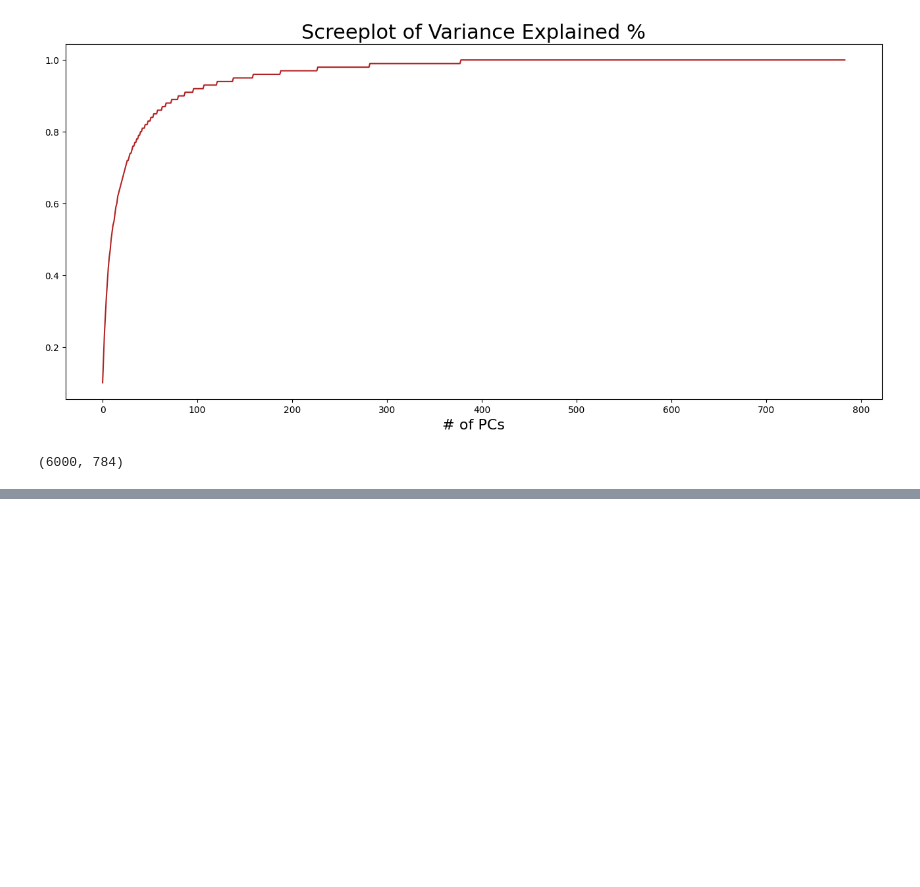
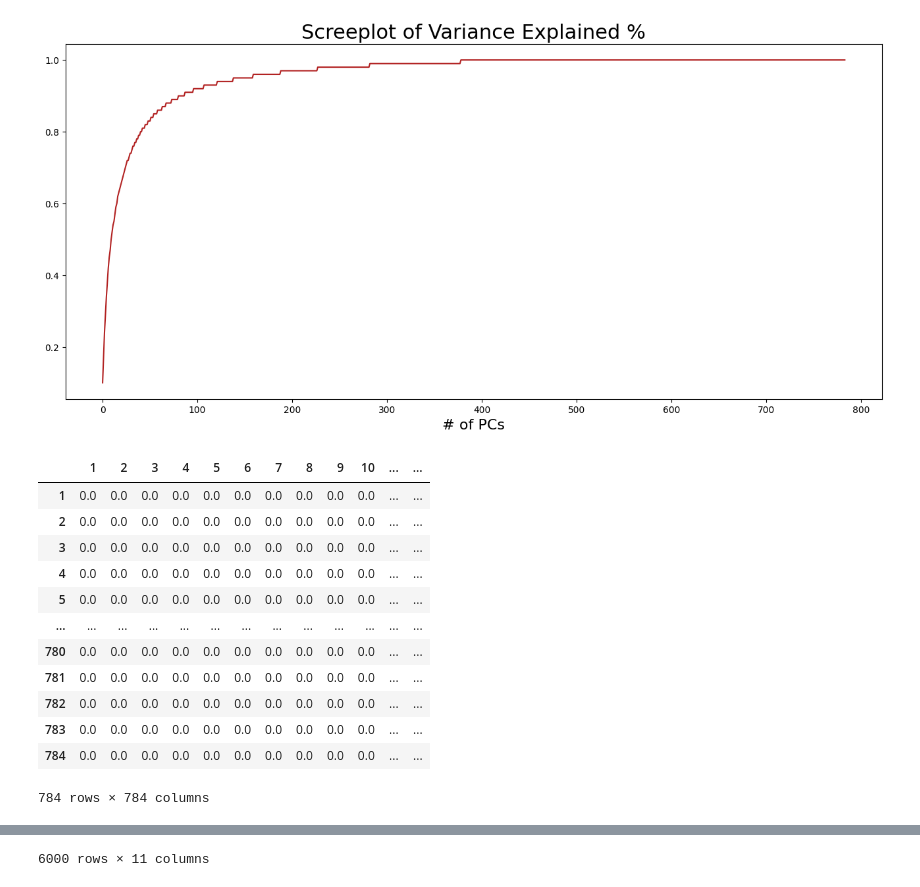
Before and after one commit to Scott-Zeta/COMP-3314_7314-Introduction-to-Statistical-Machine-Learning, a Jupyter notebook: assignment3.ipynb, the cells around one changed output, grey strips where cells are left out. Drawn from its saved outputs; the diff is of its cells as text; code cells hidden in the pictures; blank space fills up the shorter version.

```diff
--- a/assignment3.ipynb
+++ b/assignment3.ipynb
@@ -82,24 +82,45 @@ plt.show()
 # %%
 #Q1 without sklearn
 import numpy as np
 import pandas as pd
-import matplotlib.pyplot as plt
+
 
 df = pd.read_csv("./mnist.csv",header=None)
 X = df.drop([0], axis=1)
 Y = df.loc[:,0]
 
+#1. subtract mean
 X_standard = X - X.mean()
 
+#2. calculate the covariance matrix
 df_cov = X_standard.cov()
+display(df_cov)
 
+#3. calculate eigenvectors and eigenvalues of convariance matrix
 from numpy.linalg import eig
 eigvalues, eigvectors = eig(df_cov)
 
+#4. Rank eigenvectors by its corresponding eigenvalues
+idx = np.argsort(eigvalues, axis=0)[::-1]
+eigvectors = eigvectors[:, idx]
+
+#5. Compute the transformation
 X_pca = np.dot(X_standard, eigvectors)
-df_pca_calc = pd.DataFrame(X_pca)
-print(df_pca_calc.shape)
-df_pca_cov = df_pca_calc.loc[:,:10].cov()
-display(df_pca_cov)
+df_pca = pd.DataFrame(X_pca)
+df_pca = df_pca.loc[:,:10]
+display(df_pca)
+display(df_pca.cov())
 # %% [output]
+|  | 1 | 2 | 3 | 4 | 5 | 6 | 7 | 8 | 9 | 10 | ... | ... |
+| 1 | 0.0 | 0.0 | 0.0 | 0.0 | 0.0 | 0.0 | 0.0 | 0.0 | 0.0 | 0.0 | ... | ... |
+| 2 | 0.0 | 0.0 | 0.0 | 0.0 | 0.0 | 0.0 | 0.0 | 0.0 | 0.0 | 0.0 | ... | ... |
+| 3 | 0.0 | 0.0 | 0.0 | 0.0 | 0.0 | 0.0 | 0.0 | 0.0 | 0.0 | 0.0 | ... | ... |
+| 4 | 0.0 | 0.0 | 0.0 | 0.0 | 0.0 | 0.0 | 0.0 | 0.0 | 0.0 | 0.0 | ... | ... |
+| 5 | 0.0 | 0.0 | 0.0 | 0.0 | 0.0 | 0.0 | 0.0 | 0.0 | 0.0 | 0.0 | ... | ... |
+| ... | ... | ... | ... | ... | ... | ... | ... | ... | ... | ... | ... | ... |
+| 780 | 0.0 | 0.0 | 0.0 | 0.0 | 0.0 | 0.0 | 0.0 | 0.0 | 0.0 | 0.0 | ... | ... |
+| 781 | 0.0 | 0.0 | 0.0 | 0.0 | 0.0 | 0.0 | 0.0 | 0.0 | 0.0 | 0.0 | ... | ... |
+| 782 | 0.0 | 0.0 | 0.0 | 0.0 | 0.0 | 0.0 | 0.0 | 0.0 | 0.0 | 0.0 | ... | ... |
+| 783 | 0.0 | 0.0 | 0.0 | 0.0 | 0.0 | 0.0 | 0.0 | 0.0 | 0.0 | 0.0 | ... | ... |
+| 784 | 0.0 | 0.0 | 0.0 | 0.0 | 0.0 | 0.0 | 0.0 | 0.0 | 0.0 | 0.0 | ... | ... |
-(6000, 784)
+784 rows × 784 columns
@@ -117,0 +139 @@ display(df_pca_cov)
+6000 rows × 11 columns
```
Also changed, not shown: parts of 1 cell of this notebook.
